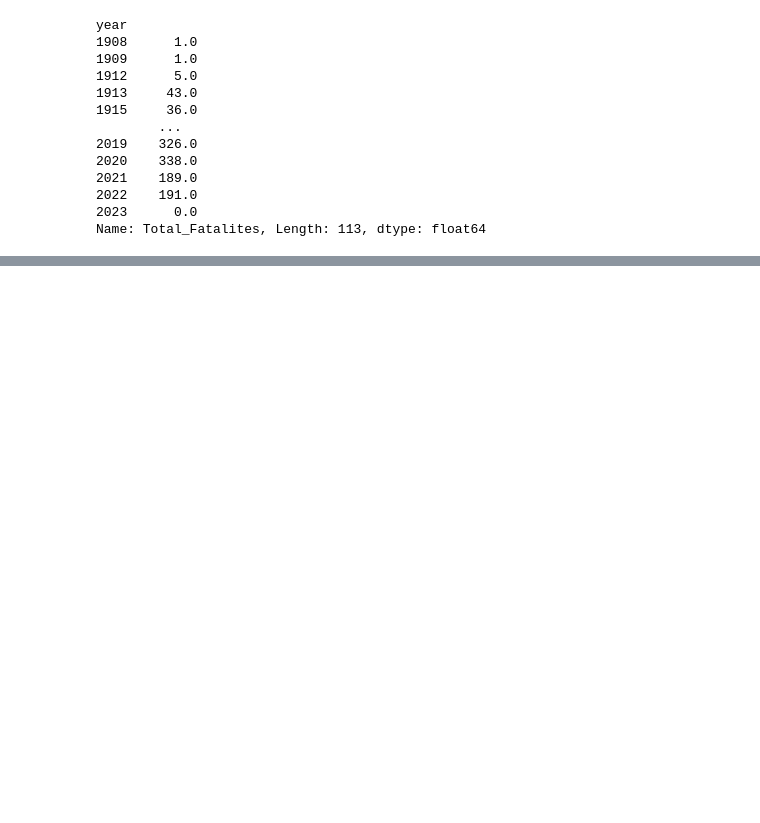
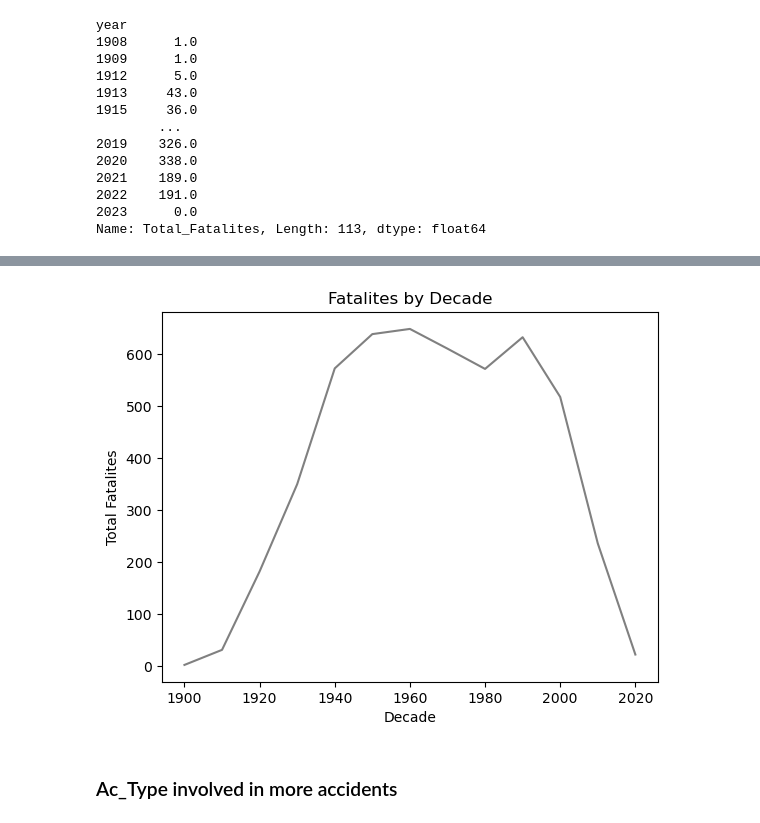
Before and after one commit to marxio09dio/Airplanes-Crashes-Study, a Jupyter notebook: eda.ipynb, the cells around one changed output, grey strips where cells are left out. Drawn from its saved outputs; the diff is of its cells as text; code cells hidden in the pictures; blank space fills up the shorter version.

```diff
--- a/eda.ipynb
+++ b/eda.ipynb
@@ -55,0 +130,4 @@ Name: Total_Fatalites, Length: 113, dtype: float64
+# %%
+df['Decade'] = df['Date'].dt.year.floordiv(10) * 10
+Fatalies_by_decade = df.groupby(by=['Decade']).count()
+Fatalies_by_decade['Total_Fatalites']
@@ -55,0 +150,10 @@ Name: Total_Fatalites, Length: 113, dtype: float64
+# %%
+sns.lineplot(x=Fatalies_by_decade.index, y='Total_Fatalites', data=Fatalies_by_decade, color="grey")
+plt.xlabel('Decade')
+plt.ylabel('Total Fatalites')
+plt.title('Fatalites by Decade')
+plt.show()
+# %% [output]
+[figure, added]
+# %% [markdown]
+### Ac_Type involved in more accidents
```
Also changed, not shown: parts of 27 cells of this notebook.
